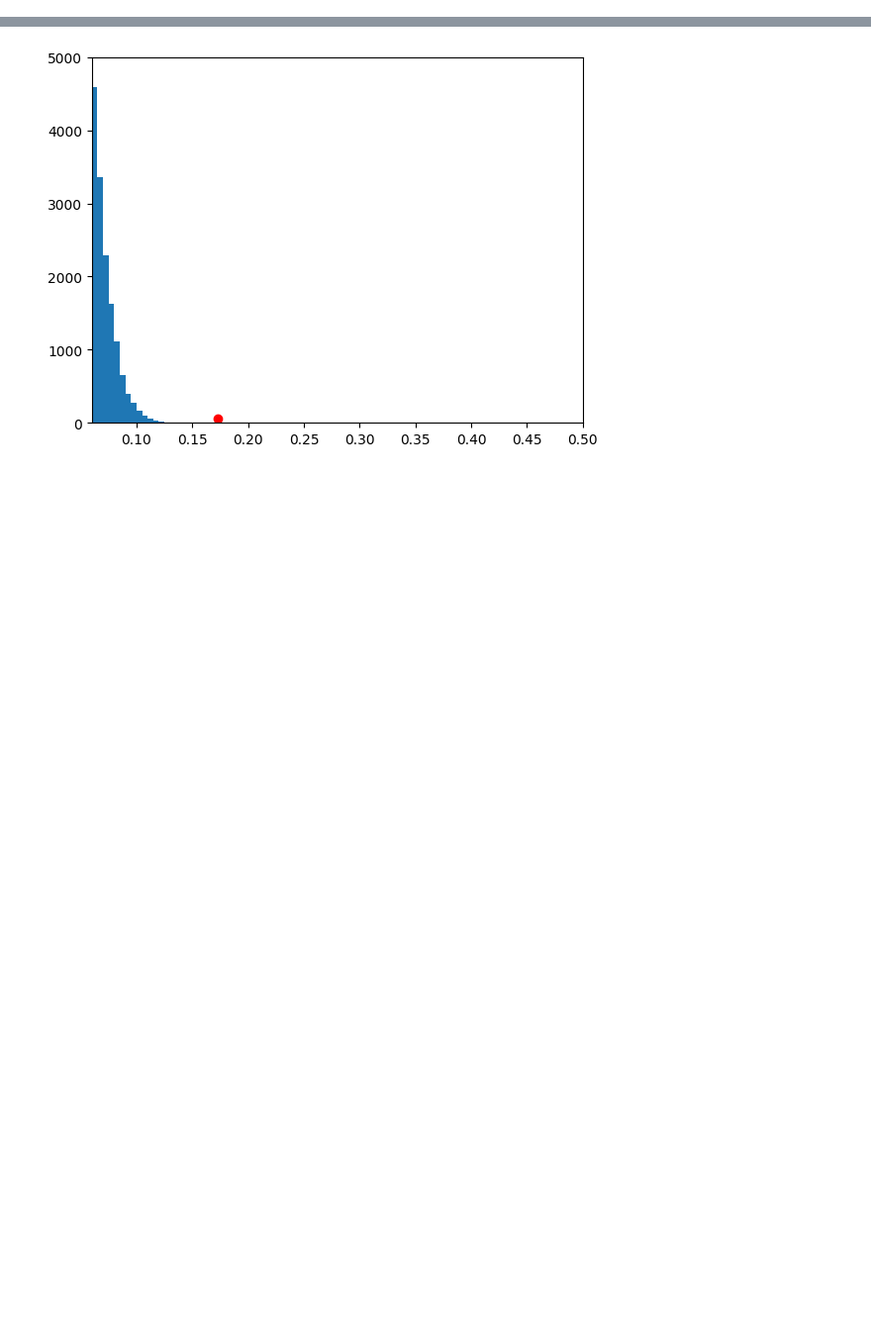
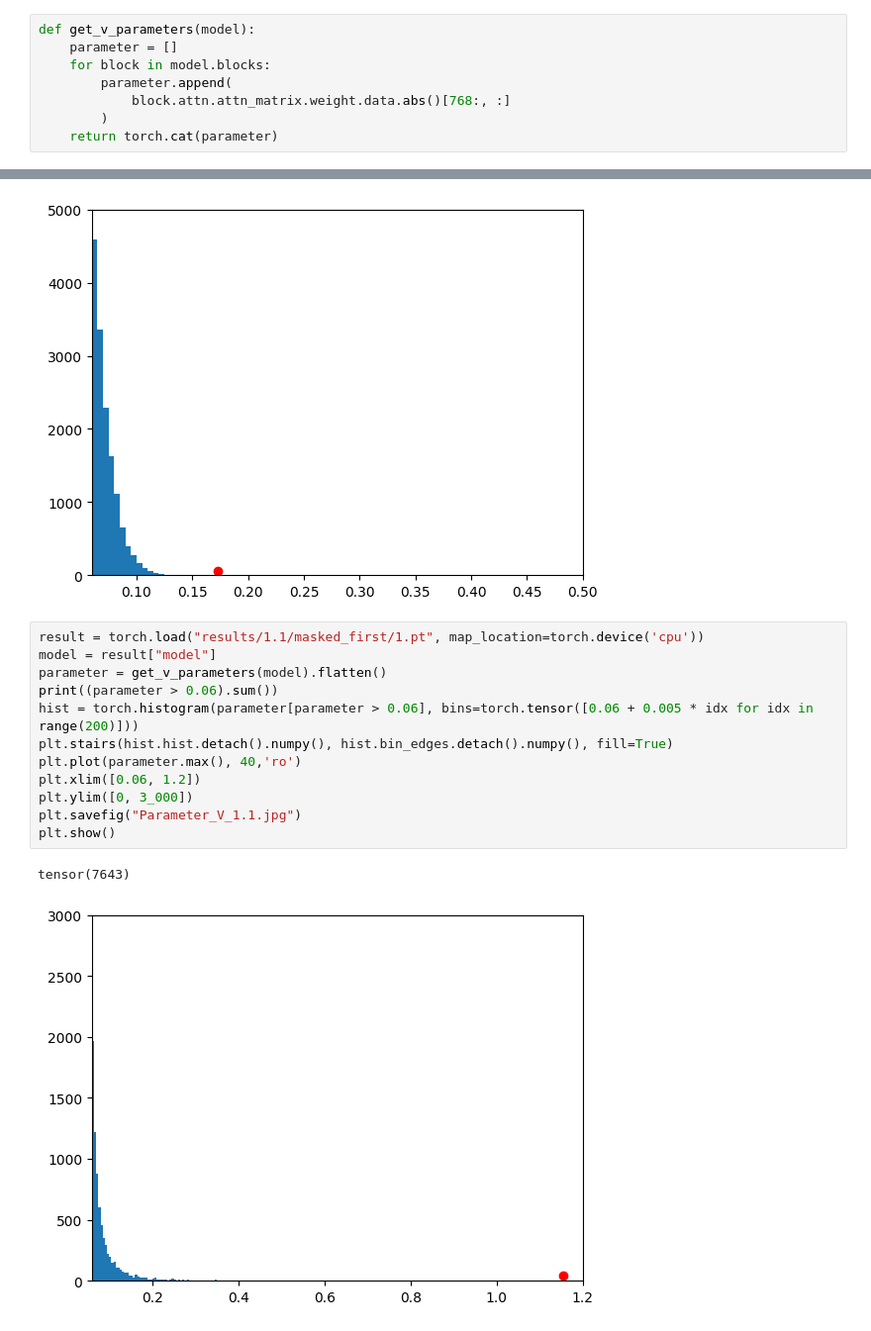
Before and after one commit to aaronk2002/AttentionMD, a Jupyter notebook: real-data/histogram.ipynb, the cells around one changed output, grey strips where cells are left out. Shown at 99% size. Cells and saved outputs as stored; diff of their text form; blank space fills up the shorter version.

Commit message:
added v histogram results

```diff
--- a/real-data/histogram.ipynb
+++ b/real-data/histogram.ipynb
@@ -19,6 +19,14 @@ def get_q_parameters(model):
             block.attn.attn_matrix.weight.data.abs()[:384, :]
         )
     return torch.cat(parameter)
+# %%
+def get_v_parameters(model):
+    parameter = []
+    for block in model.blocks:
+        parameter.append(
+            block.attn.attn_matrix.weight.data.abs()[768:, :]
+        )
+    return torch.cat(parameter)
 # %% [markdown]
 # Plots
 # %%
@@ -81,3 +89,18 @@ plt.show()
 # %% [output]
 tensor(14654)
 [figure]
+# %%
+result = torch.load("results/1.1/masked_first/1.pt", map_location=torch.device('cpu'))
+model = result["model"]
+parameter = get_v_parameters(model).flatten()
+print((parameter > 0.06).sum())
+hist = torch.histogram(parameter[parameter > 0.06], bins=torch.tensor([0.06 + 0.005 * idx for idx in range(200)]))
+plt.stairs(hist.hist.detach().numpy(), hist.bin_edges.detach().numpy(), fill=True)
+plt.plot(parameter.max(), 40,'ro')
+plt.xlim([0.06, 1.2])
+plt.ylim([0, 3_000])
+plt.savefig("Parameter_V_1.1.jpg")
+plt.show()
+# %% [output]
+tensor(7643)
+[figure, added]
```
Also changed, not shown: parts of 1 cell of this notebook.
